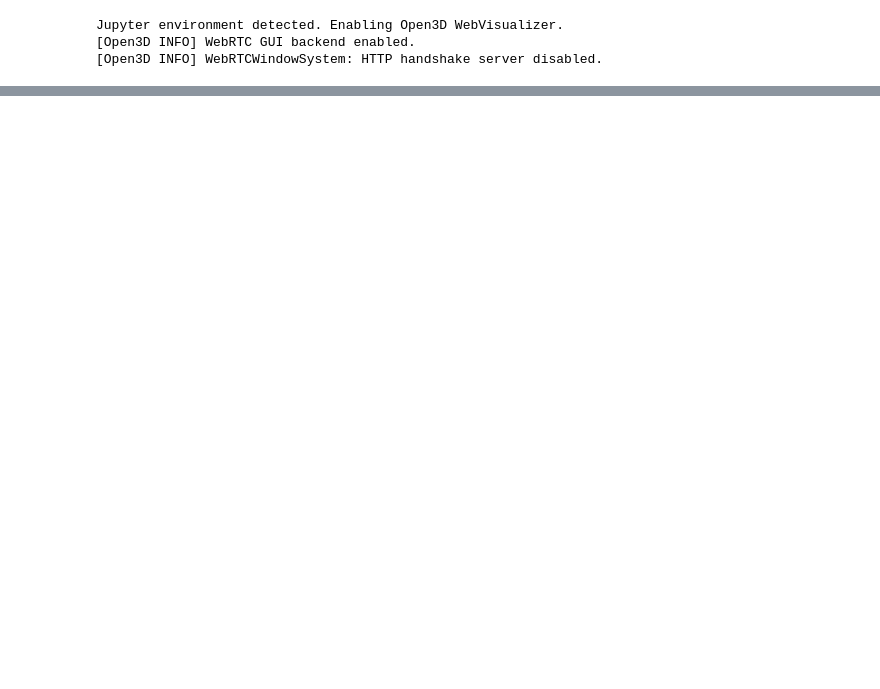
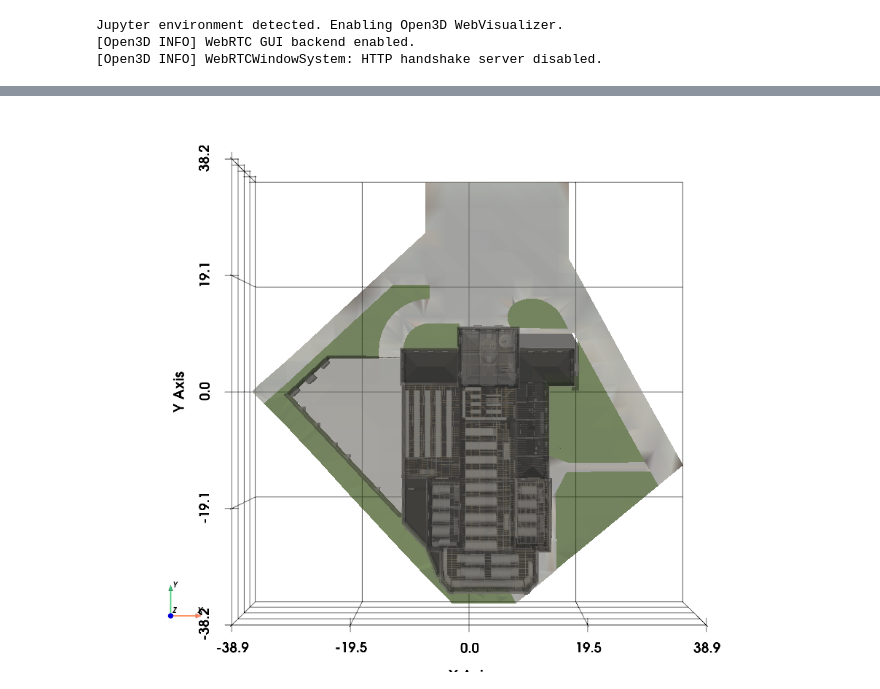
Before and after one commit to Chiark-Collective/Pointcept, a Jupyter notebook: notebooks/fold_allocations/brass_foundry.ipynb, the cells around one changed output, grey strips where cells are left out. Cells and saved outputs as stored; diff of their text form; code cells hidden in the pictures; blank space fills up the shorter version.

```diff
--- a/notebooks/fold_allocations/brass_foundry.ipynb
+++ b/notebooks/fold_allocations/brass_foundry.ipynb
@@ -34,3 +28,7 @@ dh.ensure_meshes()
+# %%
+dh.plot_meshes()
+# %% [output]
+[figure, added]
 # %%
 analyser = MeshAnalyser(data_handler=dh)
 # %%
```
Also changed, not shown: parts of 17 cells of this notebook, 7 other files.
